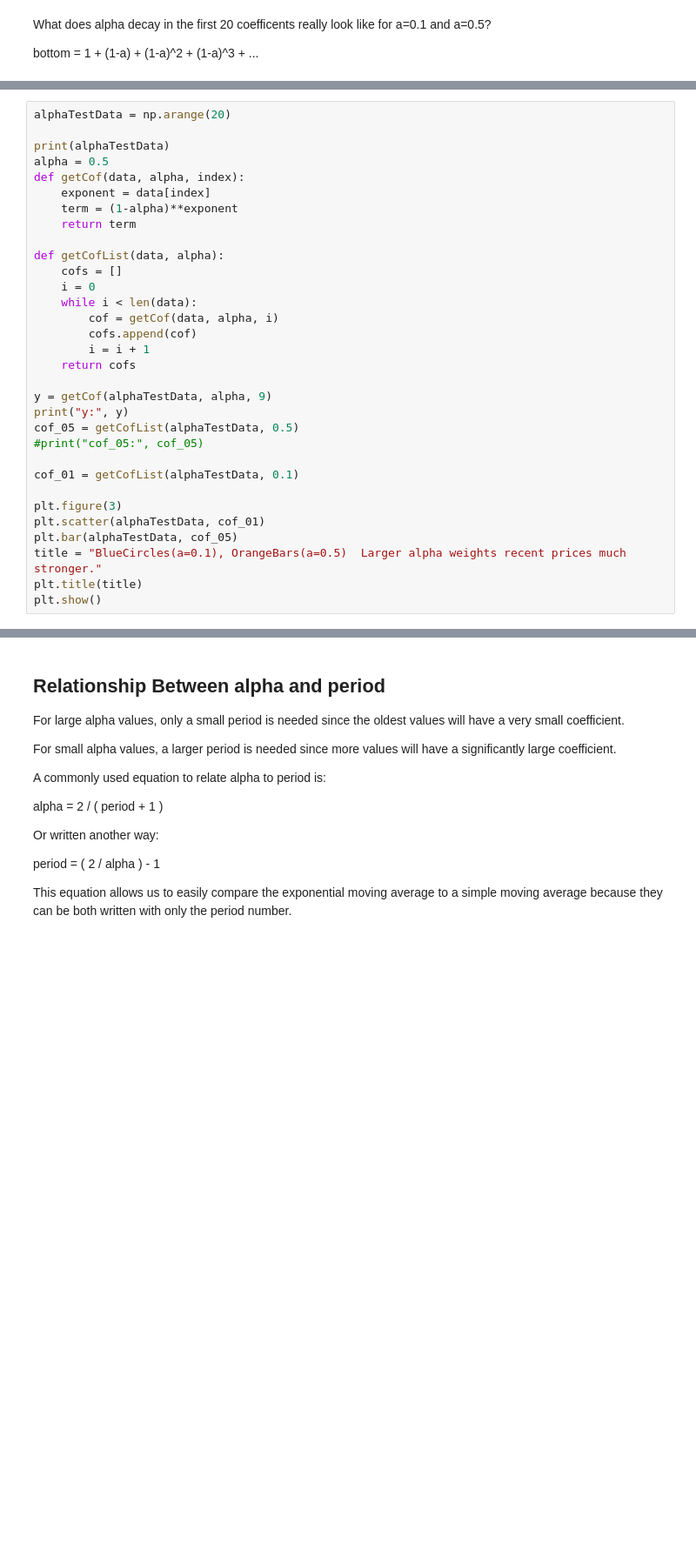
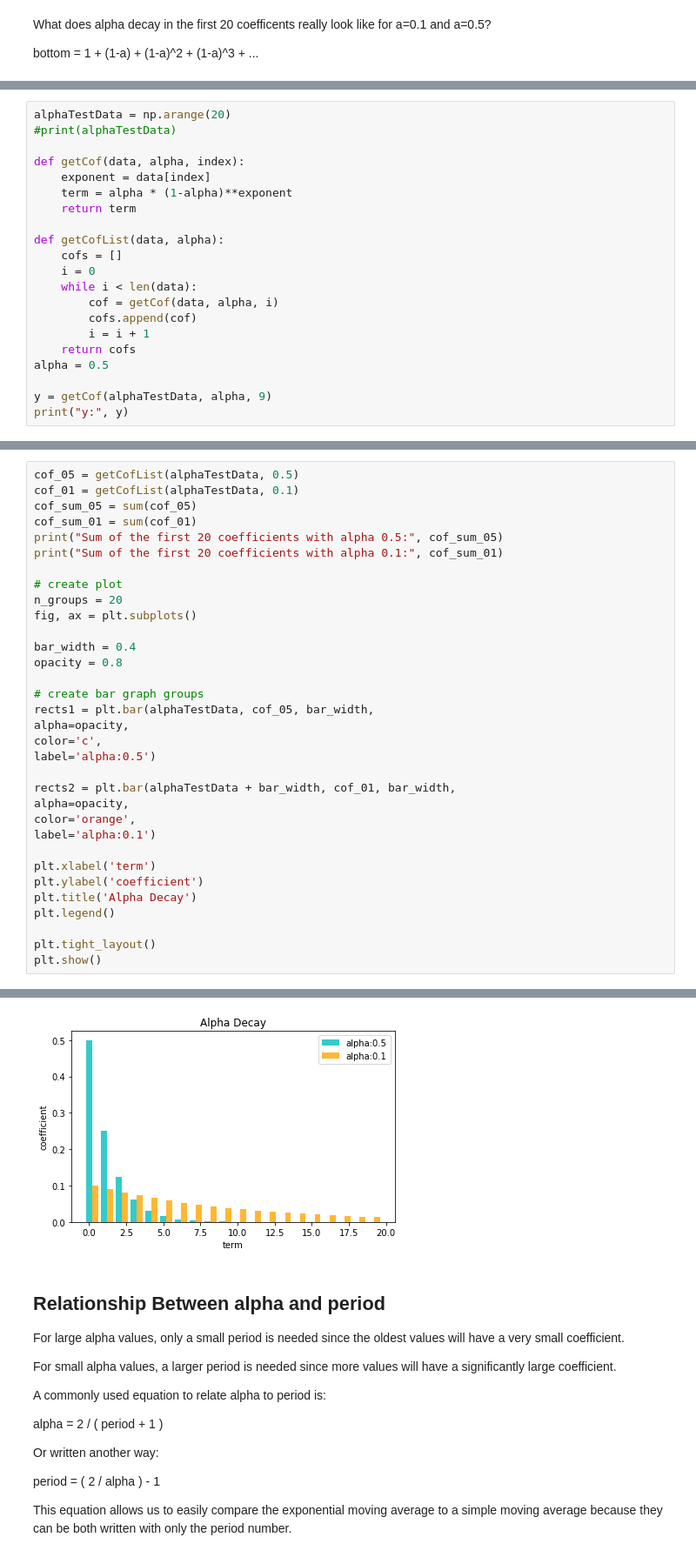
Before and after one commit to kilolux/fsp-demos, a Jupyter notebook: exponential-moving-average-demo.ipynb, the cells around one changed output, grey strips where cells are left out. Shown at 87% size. Drawn from its saved outputs; the diff is of its cells as text; blank space fills up the shorter version.

Commit message:
Fixed bar graph.

```diff
--- a/exponential-moving-average-demo.ipynb
+++ b/exponential-moving-average-demo.ipynb
@@ -31,11 +36,10 @@ bottom = 1 + (1-a) + (1-a)^2 + (1-a)^3 + ...
 # %%
 alphaTestData = np.arange(20)
+#print(alphaTestData)
 
-print(alphaTestData)
-alpha = 0.5
 def getCof(data, alpha, index):
     exponent = data[index]
-    term = (1-alpha)**exponent
+    term = alpha * (1-alpha)**exponent
     return term
 
 def getCofList(data, alpha):
@@ -46,18 +50,8 @@ def getCofList(data, alpha):
         cofs.append(cof)
         i = i + 1
     return cofs
+alpha = 0.5
 
 y = getCof(alphaTestData, alpha, 9)
 print("y:", y)
-cof_05 = getCofList(alphaTestData, 0.5)
-#print("cof_05:", cof_05)
-
-cof_01 = getCofList(alphaTestData, 0.1)
-
-plt.figure(3)
-plt.scatter(alphaTestData, cof_01)
-plt.bar(alphaTestData, cof_05)
-title = "BlueCircles(a=0.1), OrangeBars(a=0.5)  Larger alpha weights recent prices much stronger."
-plt.title(title)
-plt.show()
 # %% [output]
@@ -66,0 +61,34 @@ y: 0.001953125
+# %%
+cof_05 = getCofList(alphaTestData, 0.5)
+cof_01 = getCofList(alphaTestData, 0.1)
+cof_sum_05 = sum(cof_05)
+cof_sum_01 = sum(cof_01)
+print("Sum of the first 20 coefficients with alpha 0.5:", cof_sum_05)
+print("Sum of the first 20 coefficients with alpha 0.1:", cof_sum_01)
+
+# create plot
+n_groups = 20
+fig, ax = plt.subplots()
+
+bar_width = 0.4
+opacity = 0.8
+
+# create bar graph groups
+rects1 = plt.bar(alphaTestData, cof_05, bar_width,
+alpha=opacity,
+color='c',
+label='alpha:0.5')
+
+rects2 = plt.bar(alphaTestData + bar_width, cof_01, bar_width,
+alpha=opacity,
+color='orange',
+label='alpha:0.1')
+
+plt.xlabel('term')
+plt.ylabel('coefficient')
+plt.title('Alpha Decay')
+plt.legend()
+
+plt.tight_layout()
+plt.show()
+# %% [output]
@@ -67,3 +97,4 @@ y: 0.001953125
+[figure, added]
 # %% [markdown]
 ## Relationship Between alpha and period
 For large alpha values, only a small period is needed since the oldest values will have a very small coefficient.
```
Also changed, not shown: parts of 5 cells of this notebook.
